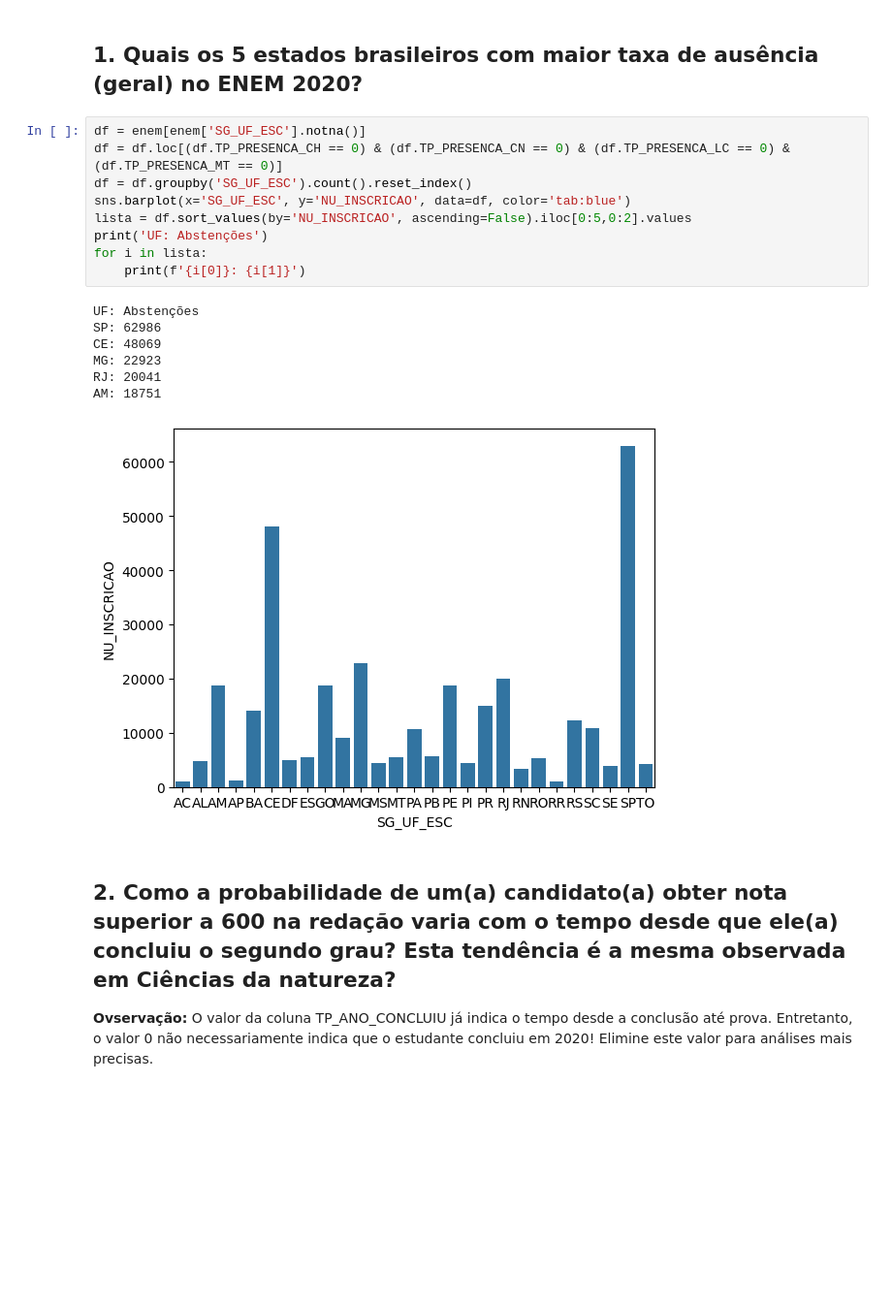
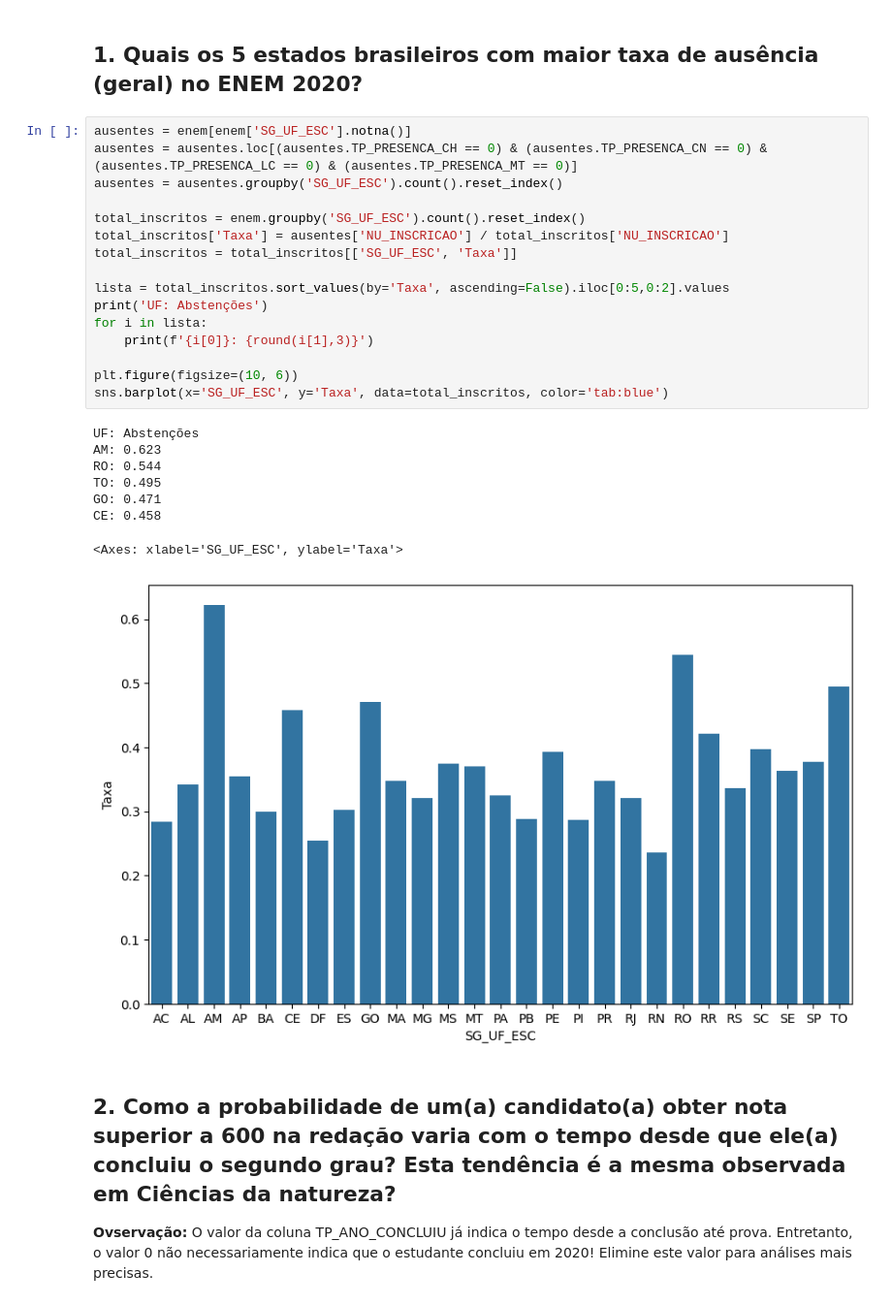
Before and after one commit to bdlemos/Faculdade, a Jupyter notebook: Semestre_4/ICD/3-mais-pandas.ipynb, the cells around one changed output. Shown at 97% size. Drawn from its saved outputs; the diff is of its cells as text; blank space fills up the shorter version.

```diff
--- a/Semestre_4/ICD/3-mais-pandas.ipynb
+++ b/Semestre_4/ICD/3-mais-pandas.ipynb
@@ -22,22 +24,30 @@ enem = pd.read_csv('MICRODADOS_ENEM_2020_FILTRADOS.csv')
 # %% [markdown]
 ## 1. Quais os 5 estados brasileiros com maior taxa de ausência (geral) no ENEM 2020?
 # %%
-df = enem[enem['SG_UF_ESC'].notna()]
-df = df.loc[(df.TP_PRESENCA_CH == 0) & (df.TP_PRESENCA_CN == 0) & (df.TP_PRESENCA_LC == 0) & (df.TP_PRESENCA_MT == 0)]
-df = df.groupby('SG_UF_ESC').count().reset_index()
-sns.barplot(x='SG_UF_ESC', y='NU_INSCRICAO', data=df, color='tab:blue')
-lista = df.sort_values(by='NU_INSCRICAO', ascending=False).iloc[0:5,0:2].values
+ausentes = enem[enem['SG_UF_ESC'].notna()]
+ausentes = ausentes.loc[(ausentes.TP_PRESENCA_CH == 0) & (ausentes.TP_PRESENCA_CN == 0) & (ausentes.TP_PRESENCA_LC == 0) & (ausentes.TP_PRESENCA_MT == 0)]
+ausentes = ausentes.groupby('SG_UF_ESC').count().reset_index()
+
+total_inscritos = enem.groupby('SG_UF_ESC').count().reset_index()
+total_inscritos['Taxa'] = ausentes['NU_INSCRICAO'] / total_inscritos['NU_INSCRICAO']
+total_inscritos = total_inscritos[['SG_UF_ESC', 'Taxa']]
+
+lista = total_inscritos.sort_values(by='Taxa', ascending=False).iloc[0:5,0:2].values
 print('UF: Abstenções')
 for i in lista:
-    print(f'{i[0]}: {i[1]}')
+    print(f'{i[0]}: {round(i[1],3)}')
+
+plt.figure(figsize=(10, 6))
+sns.barplot(x='SG_UF_ESC', y='Taxa', data=total_inscritos, color='tab:blue')
 # %% [output]
 UF: Abstenções
-SP: 62986
-CE: 48069
-MG: 22923
-RJ: 20041
-AM: 18751
+AM: 0.623
+RO: 0.544
+TO: 0.495
+GO: 0.471
+CE: 0.458
+<Axes: xlabel='SG_UF_ESC', ylabel='Taxa'>
-[figure, old version]
+[figure, new version]
 # %% [markdown]
 ## 2. Como a probabilidade de um(a) candidato(a) obter nota superior a 600 na redação varia com o tempo desde que ele(a) concluiu o segundo grau? Esta tendência é a mesma observada em Ciências da natureza?
 
```
Also changed, not shown: parts of 9 cells of this notebook, 48 other files.
